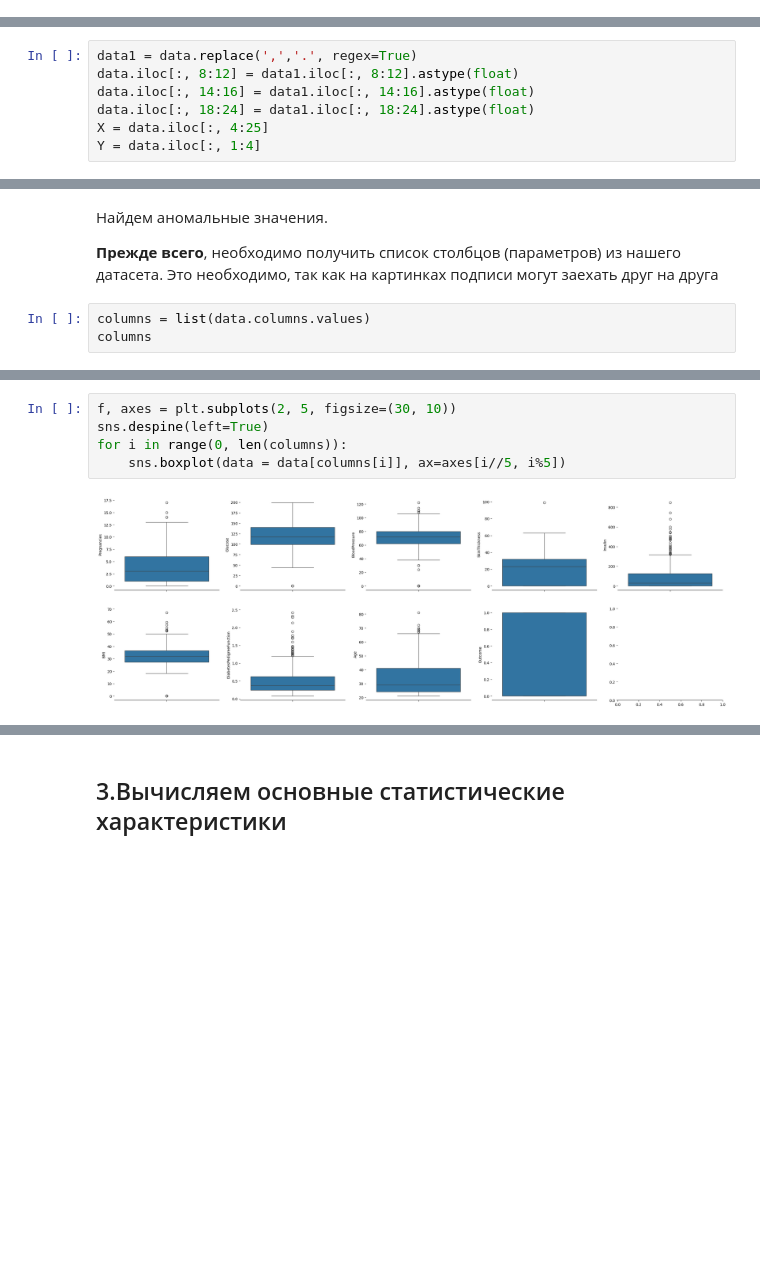
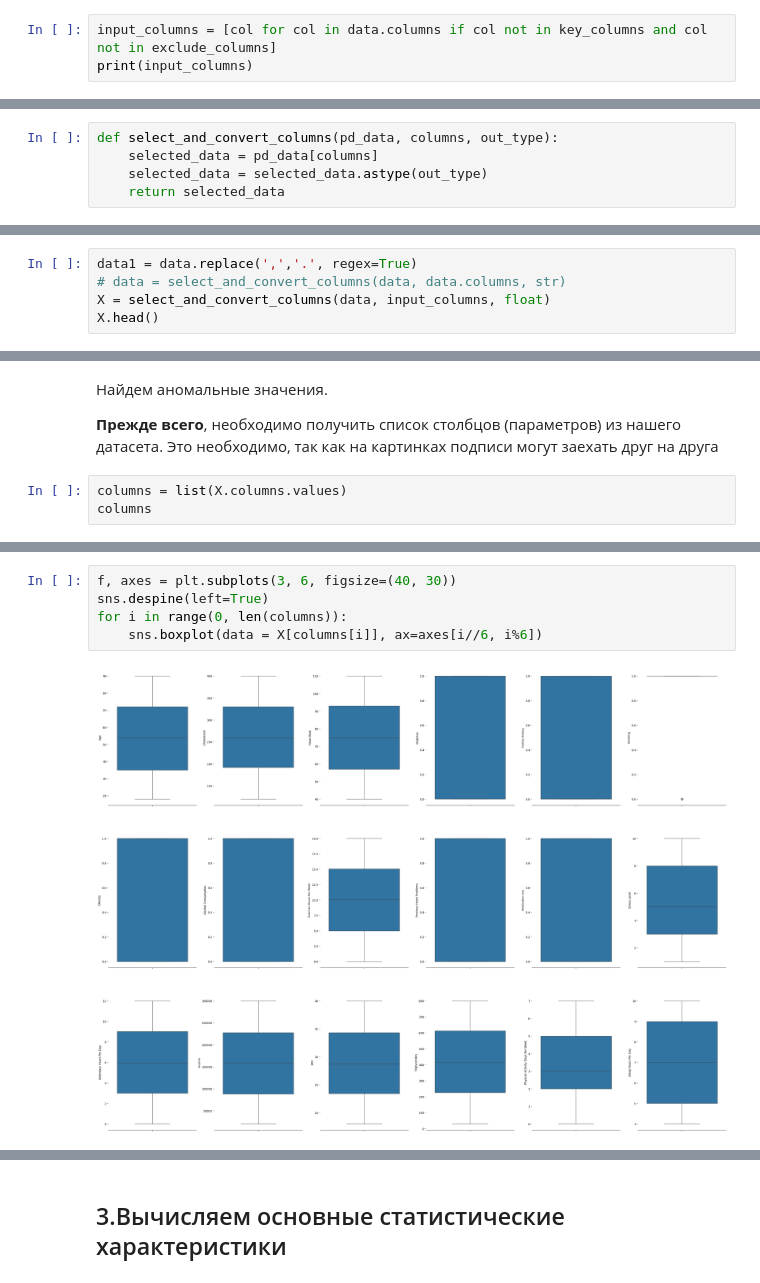
Before and after one commit to sfobosde/ResearchMethods, a Jupyter notebook: research_methods.ipynb, the cells around one changed output, grey strips where cells are left out. Drawn from its saved outputs; the diff is of its cells as text; blank space fills up the shorter version.

```diff
--- a/research_methods.ipynb
+++ b/research_methods.ipynb
@@ -51,0 +96,3 @@ data = data.sample(frac=1)
+# %%
+input_columns = [col for col in data.columns if col not in key_columns and col not in exclude_columns]
+print(input_columns)
@@ -52,9 +104,12 @@ data = data.sample(frac=1)
+# %%
+def select_and_convert_columns(pd_data, columns, out_type):
+    selected_data = pd_data[columns]
+    selected_data = selected_data.astype(out_type)
+    return selected_data
 # %% [markdown]
 Приведем к типу вещественного числа (**float**) для удоства дальнейших вычислений
 # %%
 data1 = data.replace(',','.', regex=True)
-data.iloc[:, 8:12] = data1.iloc[:, 8:12].astype(float)
-data.iloc[:, 14:16] = data1.iloc[:, 14:16].astype(float)
-data.iloc[:, 18:24] = data1.iloc[:, 18:24].astype(float)
-X = data.iloc[:, 4:25]
-Y = data.iloc[:, 1:4]
+# data = select_and_convert_columns(data, data.columns, str)
+X = select_and_convert_columns(data, input_columns, float)
+X.head()
@@ -125,6 +206,6 @@ dtype: int64
 
 **Прежде всего**, необходимо получить список столбцов (параметров) из нашего датасета. Это необходимо, так как на картинках подписи могут заехать друг на друга
 # %%
-columns = list(data.columns.values)
+columns = list(X.columns.values)
 columns
 # %% [output]
@@ -145,8 +272,8 @@ sns.boxplot(data=data)
 # %%
-f, axes = plt.subplots(2, 5, figsize=(30, 10))
+f, axes = plt.subplots(3, 6, figsize=(40, 30))
 sns.despine(left=True)
 for i in range(0, len(columns)):
-    sns.boxplot(data = data[columns[i]], ax=axes[i//5, i%5])
+    sns.boxplot(data = X[columns[i]], ax=axes[i//6, i%6])
 # %% [output]
-[figure, old version]
+[figure, new version]
 # %% [markdown]
```
Also changed, not shown: parts of 38 cells of this notebook, 1 other file.
